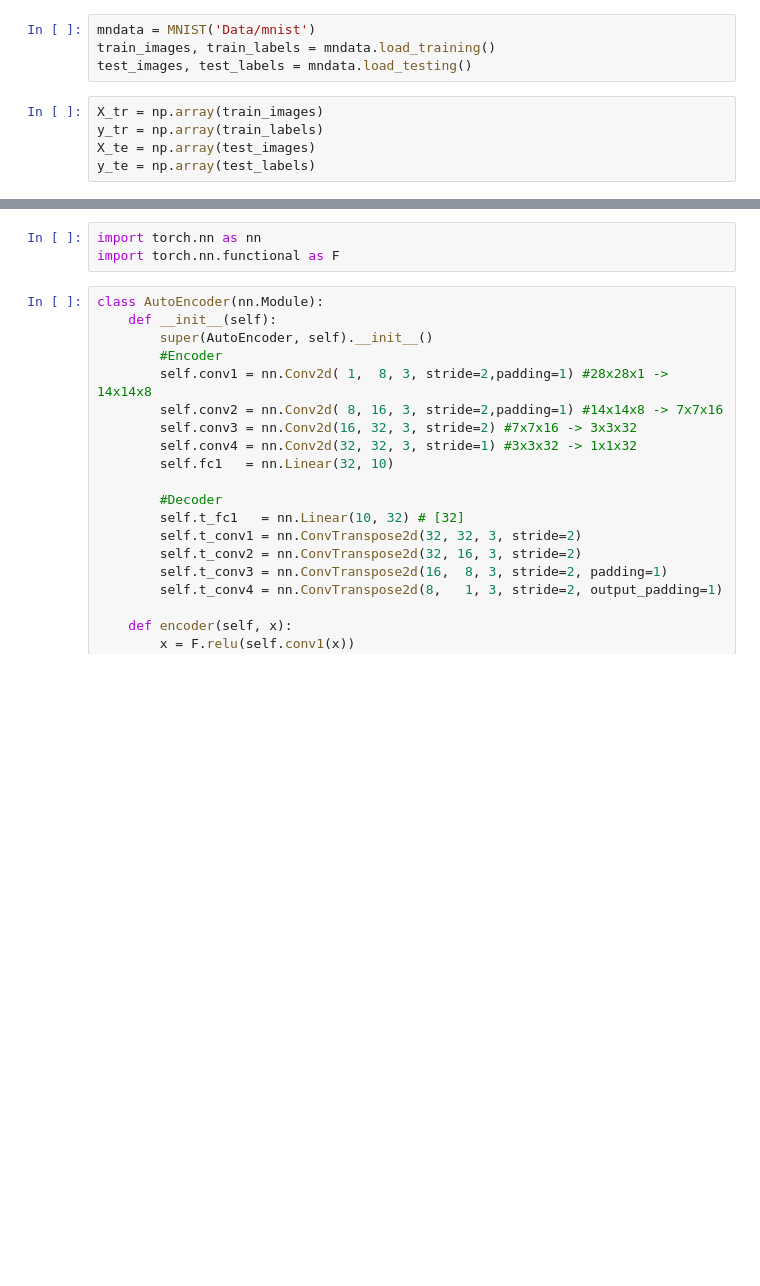
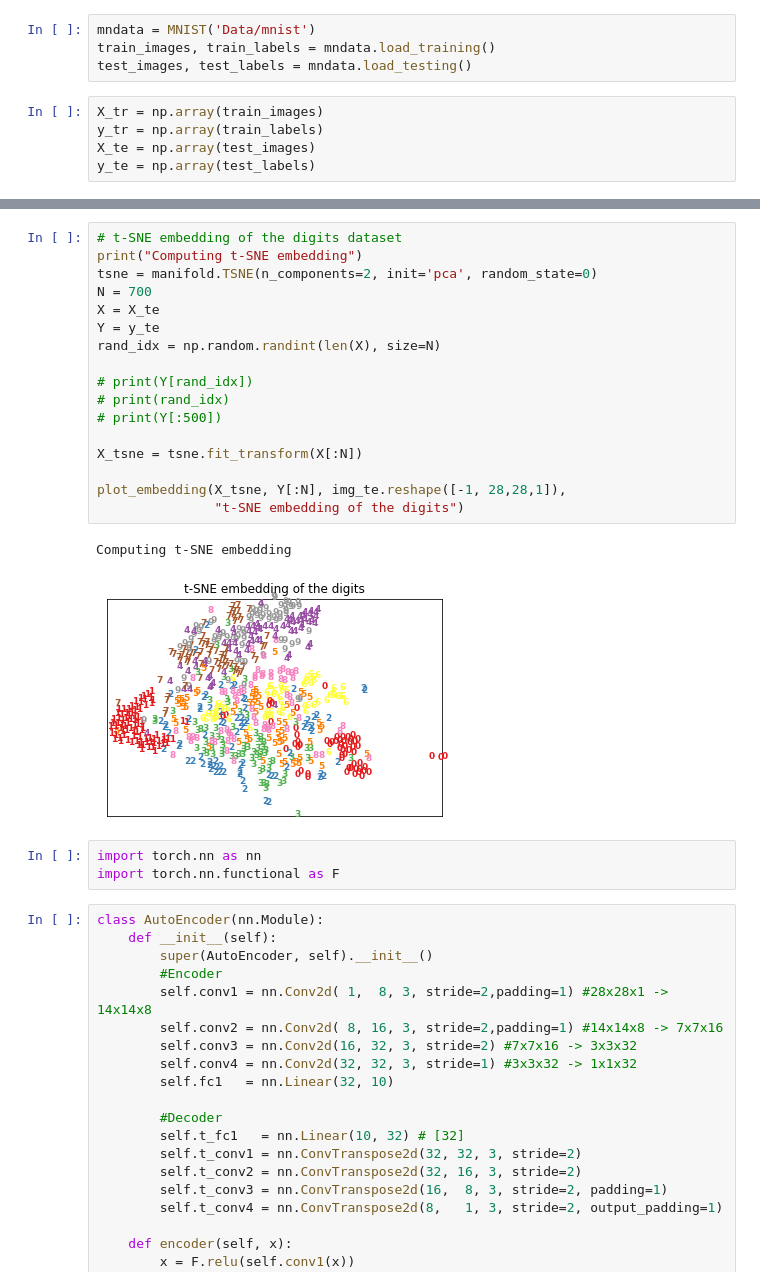
Before and after one commit to vdivakar/mnistMuddle, a Jupyter notebook: model.ipynb, the cells around one changed output, grey strips where cells are left out. Cells and saved outputs as stored; diff of their text form; blank space fills up the shorter version.

```diff
--- a/model.ipynb
+++ b/model.ipynb
@@ -98,3 +79,23 @@ def plot_embedding(X, y, img, title=None):
+# %%
+# t-SNE embedding of the digits dataset
+print("Computing t-SNE embedding")
+tsne = manifold.TSNE(n_components=2, init='pca', random_state=0)
+N = 700
+X = X_te
+Y = y_te
+rand_idx = np.random.randint(len(X), size=N)
+
+# print(Y[rand_idx])
+# print(rand_idx)
+# print(Y[:500])
+
+X_tsne = tsne.fit_transform(X[:N])
+
+plot_embedding(X_tsne, Y[:N], img_te.reshape([-1, 28,28,1]),
+               "t-SNE embedding of the digits")
+# %% [output]
+Computing t-SNE embedding
+[figure, added]
 # %%
 import torch.nn as nn
 import torch.nn.functional as F
```
Also changed, not shown: parts of 12 cells of this notebook, 2 other files.
